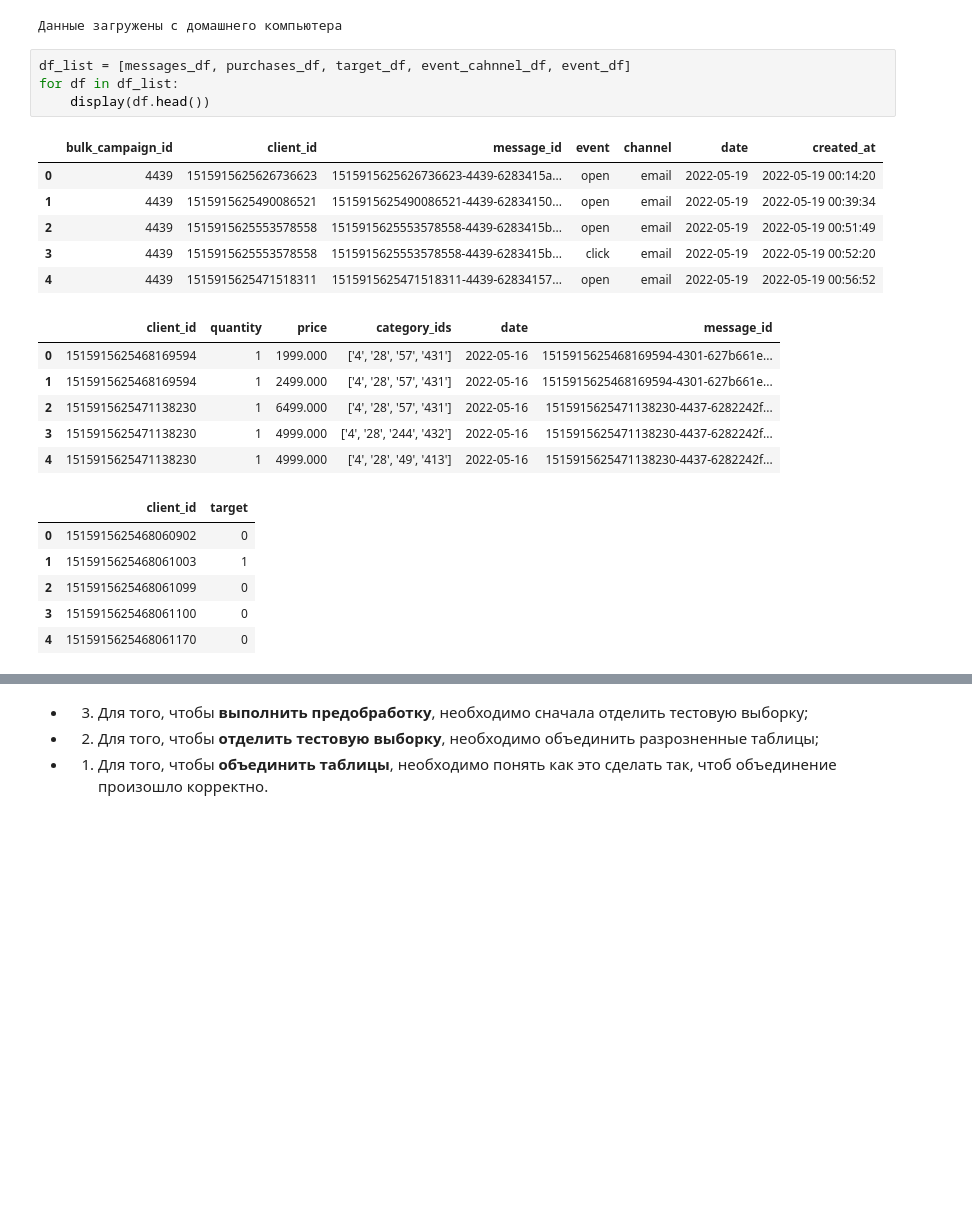
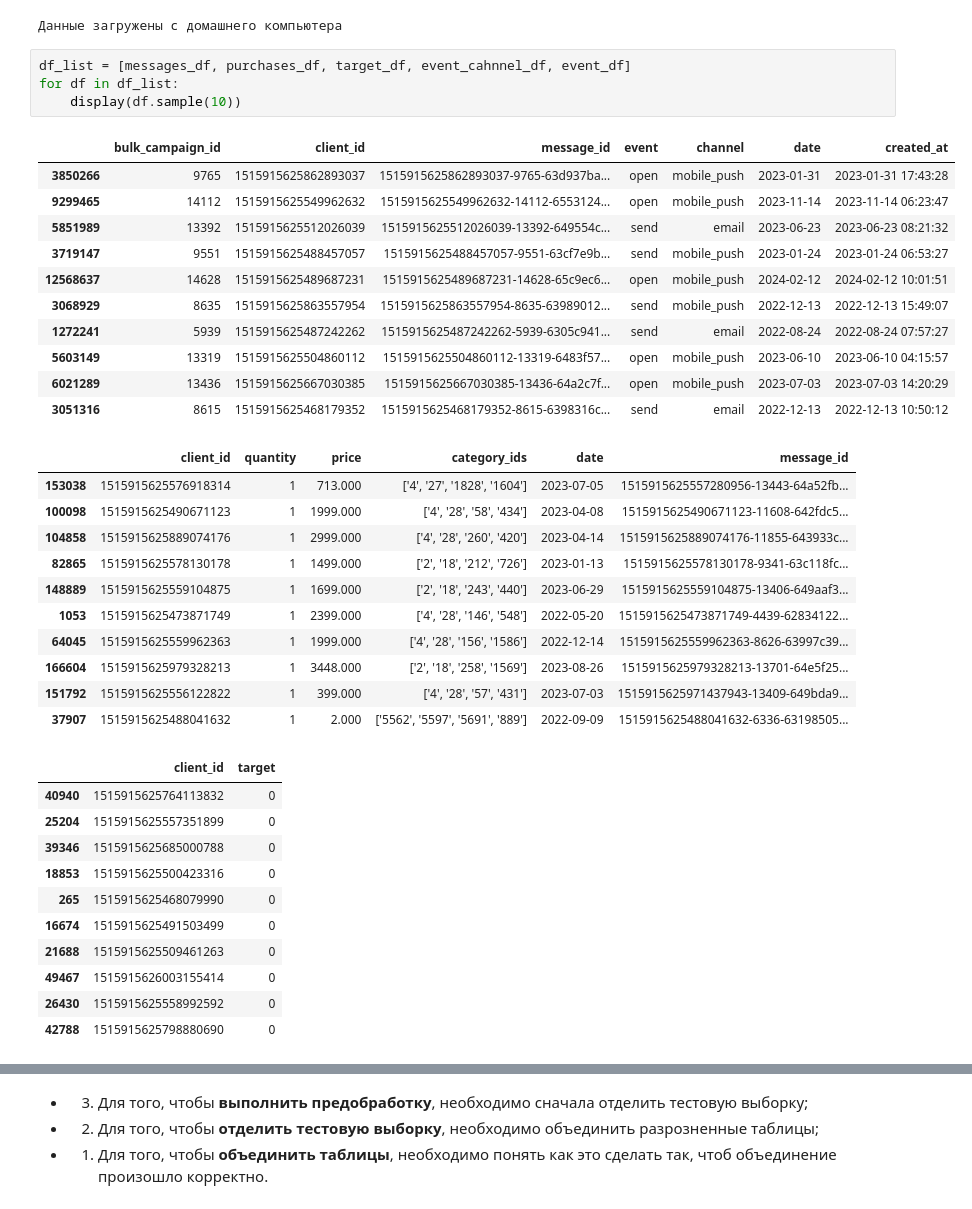
Before and after one commit to azarovdimka/Data_Science, a Jupyter notebook: Machine_Learning/Маркетинг/Маркетинг.ipynb, the cells around one changed output, grey strips where cells are left out. Drawn from its saved outputs; the diff is of its cells as text; blank space fills up the shorter version.

```diff
--- a/Machine_Learning/Маркетинг/Маркетинг.ipynb
+++ b/Machine_Learning/Маркетинг/Маркетинг.ipynb
@@ -163,24 +163,39 @@ except (FileNotFoundError, OSError):
 # %%
 df_list = [messages_df, purchases_df, target_df, event_cahnnel_df, event_df]
 for df in df_list:
-    display(df.head())
+    display(df.sample(10))
 # %% [output]
 |  | bulk_campaign_id | client_id | message_id | event | channel | date | created_at |
-| 0 | 4439 | 1515915625626736623 | 1515915625626736623-4439-6283415a... | open | email | 2022-05-19 | 2022-05-19 00:14:20 |
-| 1 | 4439 | 1515915625490086521 | 1515915625490086521-4439-62834150... | open | email | 2022-05-19 | 2022-05-19 00:39:34 |
-| 2 | 4439 | 1515915625553578558 | 1515915625553578558-4439-6283415b... | open | email | 2022-05-19 | 2022-05-19 00:51:49 |
-| 3 | 4439 | 1515915625553578558 | 1515915625553578558-4439-6283415b... | click | email | 2022-05-19 | 2022-05-19 00:52:20 |
-| 4 | 4439 | 1515915625471518311 | 1515915625471518311-4439-62834157... | open | email | 2022-05-19 | 2022-05-19 00:56:52 |
+| 3850266 | 9765 | 1515915625862893037 | 1515915625862893037-9765-63d937ba... | open | mobile_push | 2023-01-31 | 2023-01-31 17:43:28 |
+| 9299465 | 14112 | 1515915625549962632 | 1515915625549962632-14112-6553124... | open | mobile_push | 2023-11-14 | 2023-11-14 06:23:47 |
+| 5851989 | 13392 | 1515915625512026039 | 1515915625512026039-13392-649554c... | send | email | 2023-06-23 | 2023-06-23 08:21:32 |
+| 3719147 | 9551 | 1515915625488457057 | 1515915625488457057-9551-63cf7e9b... | send | mobile_push | 2023-01-24 | 2023-01-24 06:53:27 |
+| 12568637 | 14628 | 1515915625489687231 | 1515915625489687231-14628-65c9ec6... | open | mobile_push | 2024-02-12 | 2024-02-12 10:01:51 |
+| 3068929 | 8635 | 1515915625863557954 | 1515915625863557954-8635-63989012... | send | mobile_push | 2022-12-13 | 2022-12-13 15:49:07 |
+| 1272241 | 5939 | 1515915625487242262 | 1515915625487242262-5939-6305c941... | send | email | 2022-08-24 | 2022-08-24 07:57:27 |
+| 5603149 | 13319 | 1515915625504860112 | 1515915625504860112-13319-6483f57... | open | mobile_push | 2023-06-10 | 2023-06-10 04:15:57 |
+| 6021289 | 13436 | 1515915625667030385 | 1515915625667030385-13436-64a2c7f... | open | mobile_push | 2023-07-03 | 2023-07-03 14:20:29 |
+| 3051316 | 8615 | 1515915625468179352 | 1515915625468179352-8615-6398316c... | send | email | 2022-12-13 | 2022-12-13 10:50:12 |
 |  | client_id | quantity | price | category_ids | date | message_id |
-| 0 | 1515915625468169594 | 1 | 1999.000 | ['4', '28', '57', '431'] | 2022-05-16 | 1515915625468169594-4301-627b661e... |
-| 1 | 1515915625468169594 | 1 | 2499.000 | ['4', '28', '57', '431'] | 2022-05-16 | 1515915625468169594-4301-627b661e... |
-| 2 | 1515915625471138230 | 1 | 6499.000 | ['4', '28', '57', '431'] | 2022-05-16 | 1515915625471138230-4437-6282242f... |
-| 3 | 1515915625471138230 | 1 | 4999.000 | ['4', '28', '244', '432'] | 2022-05-16 | 1515915625471138230-4437-6282242f... |
-| 4 | 1515915625471138230 | 1 | 4999.000 | ['4', '28', '49', '413'] | 2022-05-16 | 1515915625471138230-4437-6282242f... |
+| 153038 | 1515915625576918314 | 1 | 713.000 | ['4', '27', '1828', '1604'] | 2023-07-05 | 1515915625557280956-13443-64a52fb... |
+| 100098 | 1515915625490671123 | 1 | 1999.000 | ['4', '28', '58', '434'] | 2023-04-08 | 1515915625490671123-11608-642fdc5... |
+| 104858 | 1515915625889074176 | 1 | 2999.000 | ['4', '28', '260', '420'] | 2023-04-14 | 1515915625889074176-11855-643933c... |
+| 82865 | 1515915625578130178 | 1 | 1499.000 | ['2', '18', '212', '726'] | 2023-01-13 | 1515915625578130178-9341-63c118fc... |
+| 148889 | 1515915625559104875 | 1 | 1699.000 | ['2', '18', '243', '440'] | 2023-06-29 | 1515915625559104875-13406-649aaf3... |
+| 1053 | 1515915625473871749 | 1 | 2399.000 | ['4', '28', '146', '548'] | 2022-05-20 | 1515915625473871749-4439-62834122... |
+| 64045 | 1515915625559962363 | 1 | 1999.000 | ['4', '28', '156', '1586'] | 2022-12-14 | 1515915625559962363-8626-63997c39... |
+| 166604 | 1515915625979328213 | 1 | 3448.000 | ['2', '18', '258', '1569'] | 2023-08-26 | 1515915625979328213-13701-64e5f25... |
+| 151792 | 1515915625556122822 | 1 | 399.000 | ['4', '28', '57', '431'] | 2023-07-03 | 1515915625971437943-13409-649bda9... |
+| 37907 | 1515915625488041632 | 1 | 2.000 | ['5562', '5597', '5691', '889'] | 2022-09-09 | 1515915625488041632-6336-63198505... |
 |  | client_id | target |
-| 0 | 1515915625468060902 | 0 |
-| 1 | 1515915625468061003 | 1 |
-| 2 | 1515915625468061099 | 0 |
-| 3 | 1515915625468061100 | 0 |
-| 4 | 1515915625468061170 | 0 |
+| 40940 | 1515915625764113832 | 0 |
+| 25204 | 1515915625557351899 | 0 |
+| 39346 | 1515915625685000788 | 0 |
+| 18853 | 1515915625500423316 | 0 |
+| 265 | 1515915625468079990 | 0 |
+| 16674 | 1515915625491503499 | 0 |
+| 21688 | 1515915625509461263 | 0 |
+| 49467 | 1515915626003155414 | 0 |
+| 26430 | 1515915625558992592 | 0 |
+| 42788 | 1515915625798880690 | 0 |
 |  | date | bulk_campaign_id | count_click_email | count_click_mobile_push | count_open_email | ... |
```
Also changed, not shown: parts of 4 cells of this notebook.
